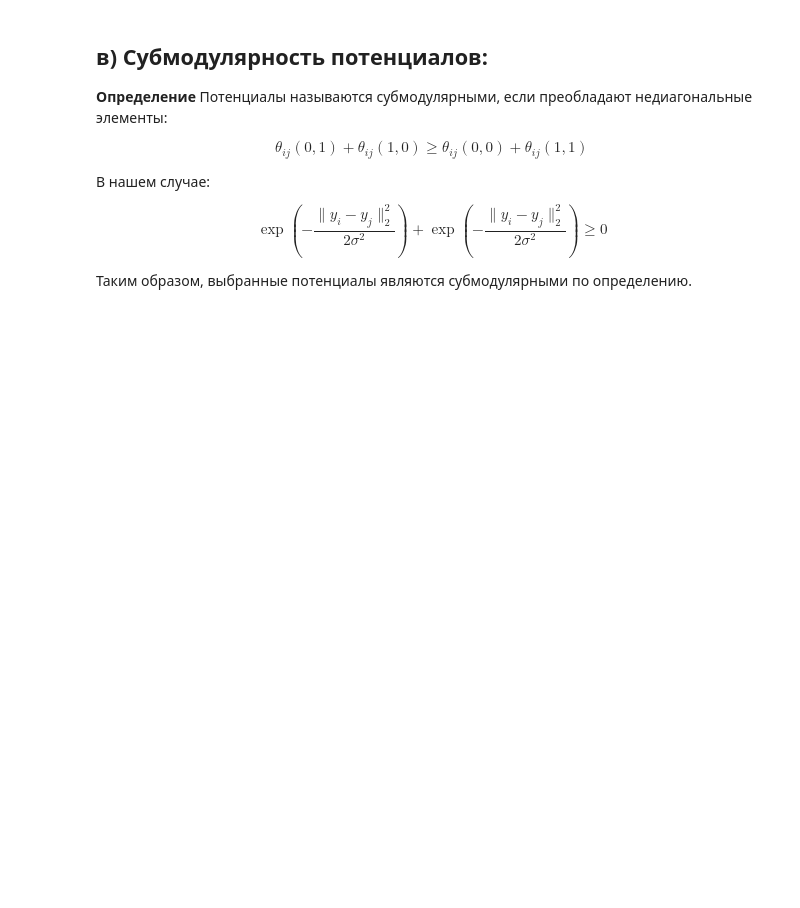
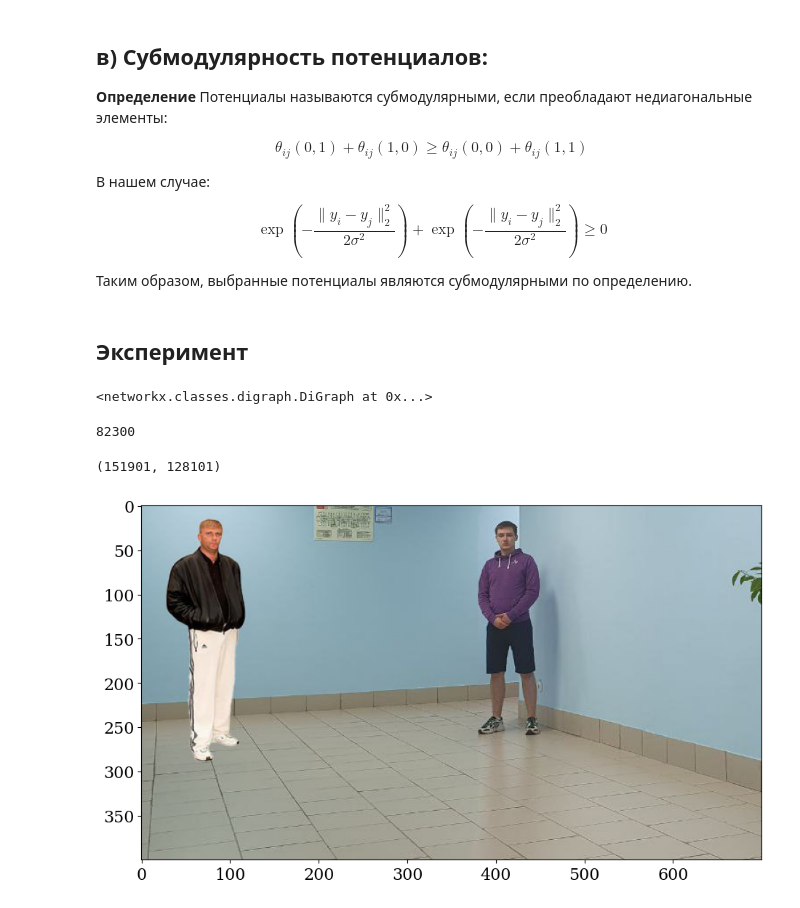
Before and after one commit to SuperCrabLover/BMS_Course_Collage_Prac, a Jupyter notebook: Prac_1.ipynb, the cells around one changed output. Saved outputs shown, nothing was run; the diff lists cells and outputs as text; code cells hidden in the pictures; blank space fills up the shorter version.

```diff
--- a/Prac_1.ipynb
+++ b/Prac_1.ipynb
@@ -82,3 +86,5 @@ $$
 
 
 Таким образом, выбранные потенциалы являются субмодулярными по определению.
+# %% [markdown]
+## Эксперимент
@@ -84,0 +158,41 @@ $$
+# %%
+def build_pic_di_graph(X: np.ndarray, pics: List[np.ndarray]) -> tuple[List]:
+    # create node s and draw weighted edges from s to every element of X
+    # create node t and draw weighted edges from every element of X to t
+
+    # for every element of X:
+    #   compute its neighbours
+    #   compute the weight of connection and connect it to neighbours
+    nodes = []
+    for x in range(X.shape[0]):
+        for y in range(X.shape[1]):
+            nodes.append((x, y))
+
+    DG = nx.DiGraph()
+    DG.add_nodes_from(['s'] + nodes + ['t'])
+    for node in tqdm(nodes):
+        DG.add_edge('s', node, capacity=unary(1, pics, node))
+        DG.add_edge(node, 't', capacity=unary(0, pics, node))
+
+    for node in tqdm(nodes):
+        node_neighs = get_neighbours(X, node)
+        for neigh in node_neighs:
+            DG.add_edge(node, neigh, capacity=binary(1, 0, pics, node, neigh))
+
+    return DG, nodes
+# %%
+X = np.ones(pics[0].shape[:-1])
+DG, nodes = build_pic_di_graph(X, pics)
+# %%
+DG
+# %% [output]
+<networkx.classes.digraph.DiGraph at 0x...>
+# %%
+cut_val, partition = nx.minimum_cut(DG, 's', 't')
+print(cut_val)
+# %% [output]
+82300
+# %%
+len(partition[0]), len(partition[1])
+# %% [output]
+(151901, 128101)
@@ -84,0 +207,12 @@ $$
+# %%
+restored_image = np.ones(pics[0].shape, dtype='uint8')
+for i in range(2):
+    for elem in partition[i]:
+        if elem == 's' or elem == 't':
+            continue
+        restored_image[elem] = pics[i][elem].astype('uint8')
+# %%
+plt.imshow(restored_image)
+plt.show()
+# %% [output]
+[figure, added]
```
Also changed, not shown: parts of 13 cells of this notebook.
